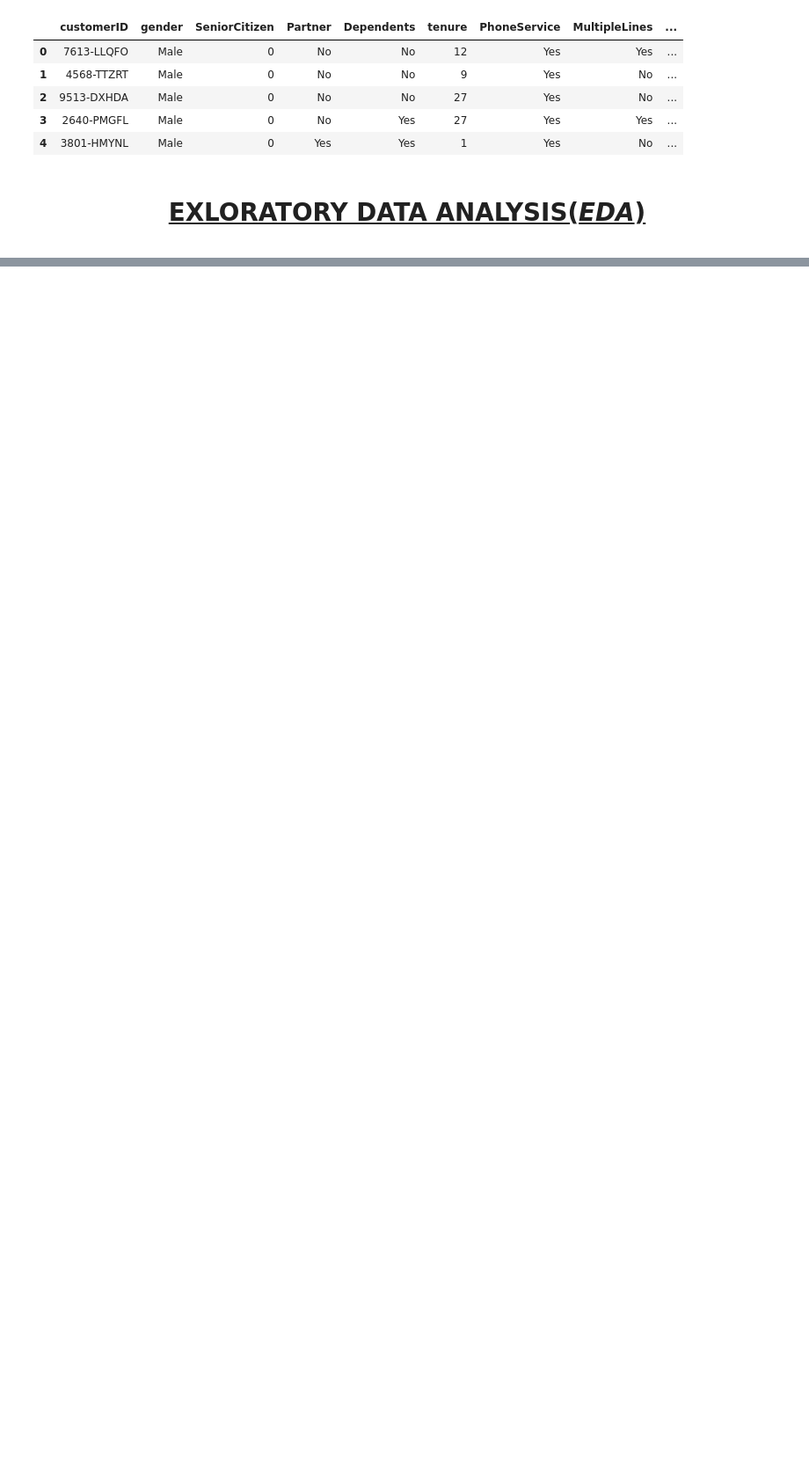
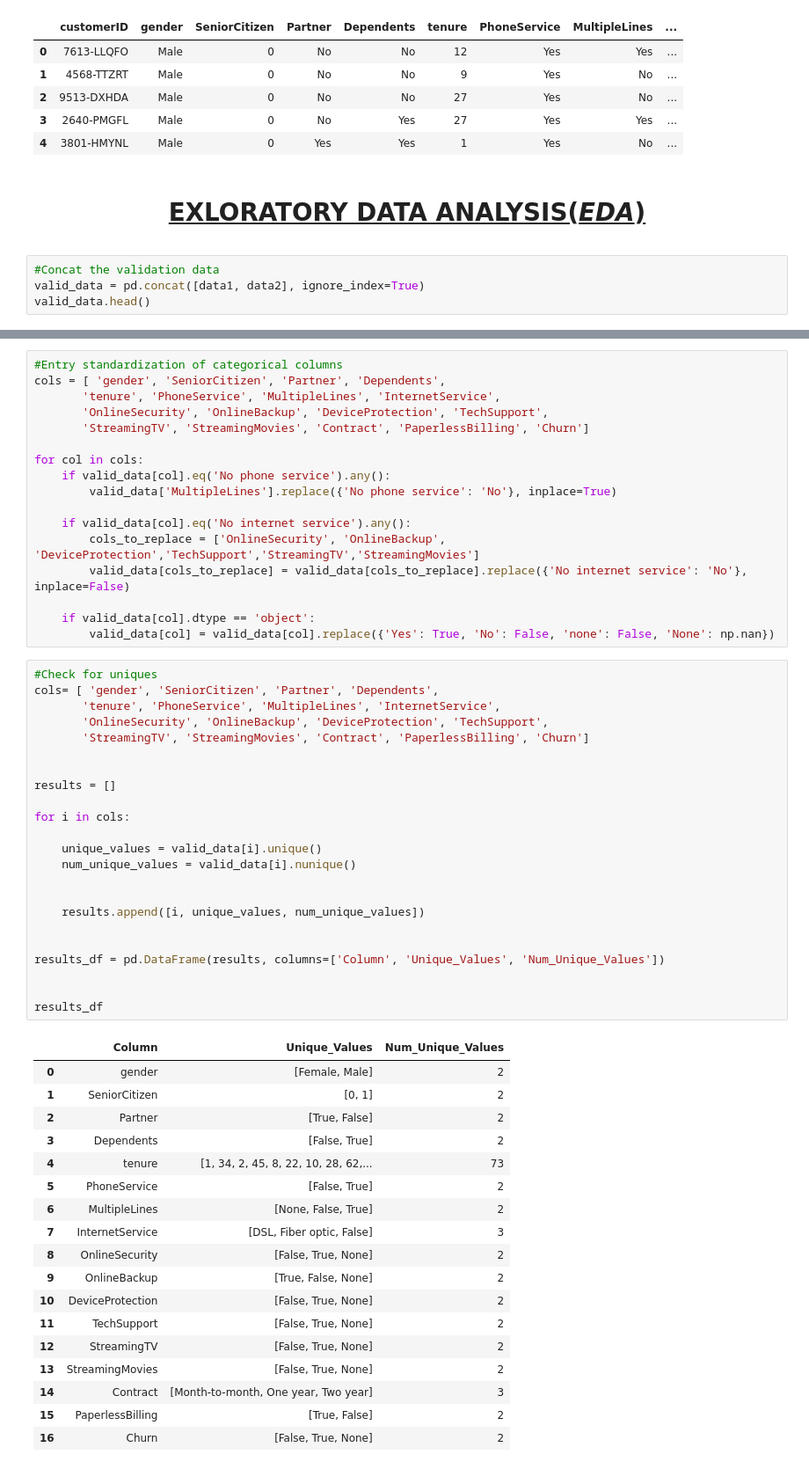
Before and after one commit to MumoMutiso/LP2-Curium-, a Jupyter notebook: notebook.ipynb, the cells around one changed output, grey strips where cells are left out. Shown: that part at 88% size. Saved outputs shown, nothing was run; the diff lists cells and outputs as text; blank space fills up the shorter version.

```diff
--- a/notebook.ipynb
+++ b/notebook.ipynb
@@ -128,3 +129,7 @@ data3.head()
 | 4 | 3801-HMYNL | Male | 0 | Yes | Yes | 1 | Yes | No | ... |
 # %% [markdown]
 #### <center><h1 style="text-decoration: underline;">**EXLORATORY DATA ANALYSIS(*EDA*)**</h1></center>
+# %%
+#Concat the validation data
+valid_data = pd.concat([data1, data2], ignore_index=True)
+valid_data.head()
@@ -157,0 +195,59 @@ Index(['customerID', 'gender', 'SeniorCitizen', 'Partner', 'Dependents',
+# %%
+#Entry standardization of categorical columns
+cols = [ 'gender', 'SeniorCitizen', 'Partner', 'Dependents',
+       'tenure', 'PhoneService', 'MultipleLines', 'InternetService',
+       'OnlineSecurity', 'OnlineBackup', 'DeviceProtection', 'TechSupport',
+       'StreamingTV', 'StreamingMovies', 'Contract', 'PaperlessBilling', 'Churn']
+
+for col in cols:
+    if valid_data[col].eq('No phone service').any():
+        valid_data['MultipleLines'].replace({'No phone service': 'No'}, inplace=True)
+
+    if valid_data[col].eq('No internet service').any():
+        cols_to_replace = ['OnlineSecurity', 'OnlineBackup', 'DeviceProtection','TechSupport','StreamingTV','StreamingMovies']
+        valid_data[cols_to_replace] = valid_data[cols_to_replace].replace({'No internet service': 'No'}, inplace=False)
+
+    if valid_data[col].dtype == 'object':
+        valid_data[col] = valid_data[col].replace({'Yes': True, 'No': False, 'none': False, 'None': np.nan})
+# %%
+#Check for uniques
+cols= [ 'gender', 'SeniorCitizen', 'Partner', 'Dependents',
+       'tenure', 'PhoneService', 'MultipleLines', 'InternetService',
+       'OnlineSecurity', 'OnlineBackup', 'DeviceProtection', 'TechSupport',
+       'StreamingTV', 'StreamingMovies', 'Contract', 'PaperlessBilling', 'Churn']
+
+
+results = []
+
+for i in cols:
+
+    unique_values = valid_data[i].unique()
+    num_unique_values = valid_data[i].nunique()
+
+
+    results.append([i, unique_values, num_unique_values])
+
+
+results_df = pd.DataFrame(results, columns=['Column', 'Unique_Values', 'Num_Unique_Values'])
+
+
+results_df
+# %% [output]
+|  | Column | Unique_Values | Num_Unique_Values |
+| 0 | gender | [Female, Male] | 2 |
+| 1 | SeniorCitizen | [0, 1] | 2 |
+| 2 | Partner | [True, False] | 2 |
+| 3 | Dependents | [False, True] | 2 |
+| 4 | tenure | [1, 34, 2, 45, 8, 22, 10, 28, 62,... | 73 |
+| 5 | PhoneService | [False, True] | 2 |
+| 6 | MultipleLines | [None, False, True] | 2 |
+| 7 | InternetService | [DSL, Fiber optic, False] | 3 |
+| 8 | OnlineSecurity | [False, True, None] | 2 |
+| 9 | OnlineBackup | [True, False, None] | 2 |
+| 10 | DeviceProtection | [False, True, None] | 2 |
+| 11 | TechSupport | [False, True, None] | 2 |
+| 12 | StreamingTV | [False, True, None] | 2 |
+| 13 | StreamingMovies | [False, True, None] | 2 |
+| 14 | Contract | [Month-to-month, One year, Two year] | 3 |
+| 15 | PaperlessBilling | [True, False] | 2 |
+| 16 | Churn | [False, True, None] | 2 |
```
Also changed, not shown: parts of 8 cells of this notebook.
